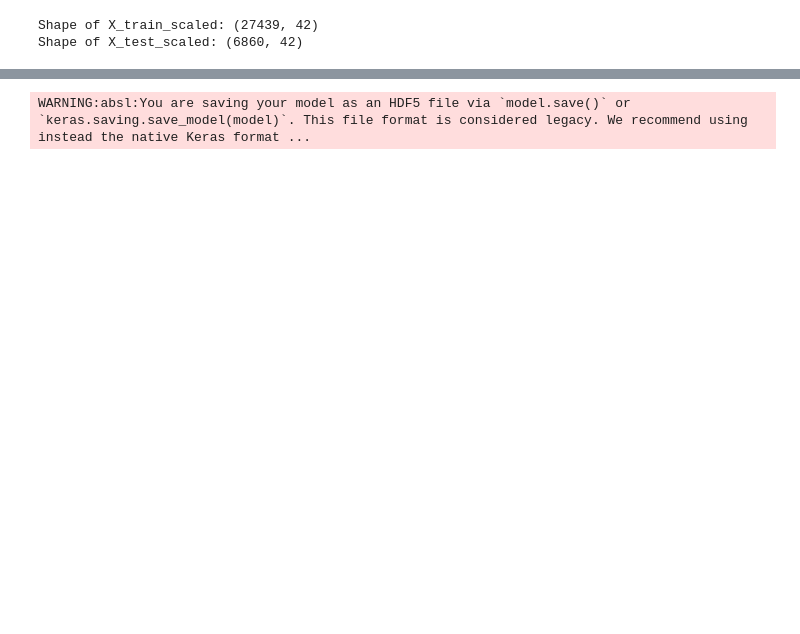
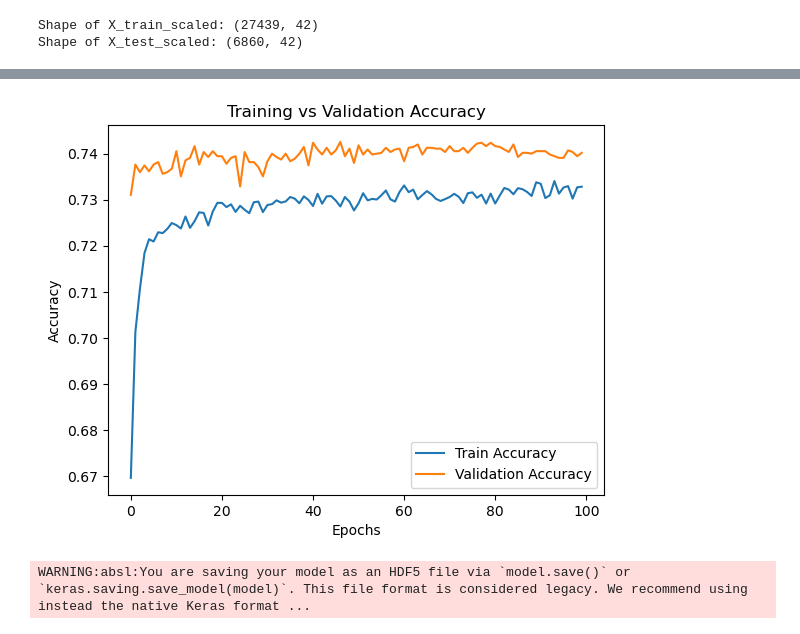
Before and after one commit to Anupreet02/deep-learning-challenge, a Jupyter notebook: Starter_Code/AlphabetSoupCharity_Optimization.ipynb, the cells around one changed output, grey strips where cells are left out. Saved outputs shown, nothing was run; the diff lists cells and outputs as text; code cells hidden in the pictures; blank space fills up the shorter version.

```diff
--- a/Starter_Code/AlphabetSoupCharity_Optimization.ipynb
+++ b/Starter_Code/AlphabetSoupCharity_Optimization.ipynb
@@ -195,24 +186,27 @@ nn.add(tf.keras.layers.Dense(units=128, input_dim=X_train_scaled.shape[1]))
 nn.add(LeakyReLU(alpha=0.01))  # Using LeakyReLU
 # %%
 nn = tf.keras.models.Sequential()
-
 # First hidden layer
-nn.add(tf.keras.layers.Dense(units=128, input_dim=X_train_scaled.shape[1], activation='relu'))
-nn.add(tf.keras.layers.BatchNormalization())  # Batch normalization
-nn.add(tf.keras.layers.Dropout(0.2))  # Dropout
+nn.add(tf.keras.layers.Dense(units=256, input_dim=X_train_scaled.shape[1]))
+nn.add(tf.keras.layers.LeakyReLU(alpha=0.1))
+nn.add(tf.keras.layers.BatchNormalization())
+nn.add(tf.keras.layers.Dropout(0.3))
 
 # Second hidden layer
-nn.add(tf.keras.layers.Dense(units=64, activation='relu'))
-nn.add(tf.keras.layers.BatchNormalization())  # Batch normalization
-nn.add(tf.keras.layers.Dropout(0.2))  # Dropout
+nn.add(tf.keras.layers.Dense(units=128))
+nn.add(tf.keras.layers.LeakyReLU(alpha=0.1))
+nn.add(tf.keras.layers.BatchNormalization())
+nn.add(tf.keras.layers.Dropout(0.3))
+
+# Third hidden layer
+nn.add(tf.keras.layers.Dense(units=64))
+nn.add(tf.keras.layers.LeakyReLU(alpha=0.1))
+nn.add(tf.keras.layers.BatchNormalization())
+nn.add(tf.keras.layers.Dropout(0.2))
 
 # Output layer
 nn.add(tf.keras.layers.Dense(units=1, activation='sigmoid'))
 
-# Compile the model
-optimizer = Adam(learning_rate=0.001)
-nn.compile(optimizer=optimizer, loss='binary_crossentropy', metrics=['accuracy'])
-
 # Model summary
 nn.summary()
 # %% [output]
@@ -242,3 +234,7 @@ Model: "sequential_1"
+# %%
+# Compile the model
+optimizer = Adam(learning_rate=0.0005)
+nn.compile(optimizer=optimizer, loss='binary_crossentropy', metrics=['accuracy'])
 # %%
 #Train the optimized model:
 history = nn.fit(X_train_scaled, y_train, epochs=100, validation_split=0.2, verbose=1)
@@ -263,3 +266,15 @@ Epoch 100/100
+# %%
+#  code for plotting training vs validation accuracy
+plt.plot(history.history['accuracy'], label='Train Accuracy')
+plt.plot(history.history['val_accuracy'], label='Validation Accuracy')
+plt.title('Training vs Validation Accuracy')
+plt.xlabel('Epochs')
+plt.ylabel('Accuracy')
+plt.legend()
+plt.savefig('Alphabetcharity_accuracy_plot.png')  # Save the plot
+plt.show()
+# %% [output]
+[figure, added]
 # %%
 #Save the model
 nn.save('AlphabetSoupCharity_Optimization.h5')
```
Also changed, not shown: parts of 5 cells of this notebook, 5 other files.
